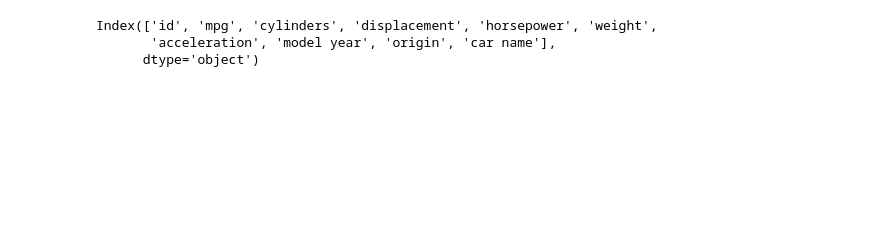
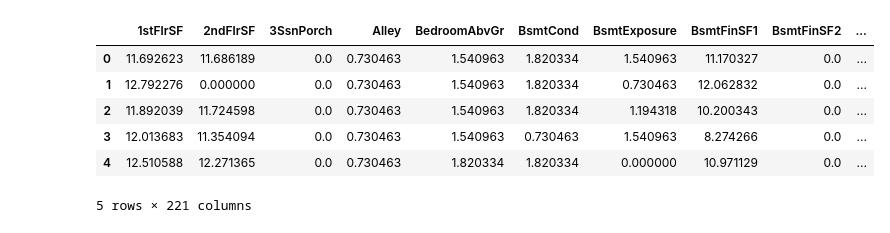
Before and after one commit to TakeruEndo/kaggle_pipeline, a Jupyter notebook: notebooks/model_draft/NN.ipynb, the cells around one changed output. Drawn from its saved outputs; the diff is of its cells as text; code cells hidden in the pictures; blank space fills up the shorter version.

```diff
--- a/notebooks/model_draft/NN.ipynb
+++ b/notebooks/model_draft/NN.ipynb
@@ -2,11 +2,15 @@
 import pandas as pd
 import numpy as np
 # %%
-train = pd.read_csv("../../data/raw/train.csv")
-test = pd.read_csv("../../data/raw/test.csv")
+train = pd.read_csv("../../data/raw/train_2.csv")
+test = pd.read_csv("../../data/raw/test_2.csv")
 # %%
-train.columns
+train.head()
 # %% [output]
+|  | 1stFlrSF | 2ndFlrSF | 3SsnPorch | Alley | BedroomAbvGr | BsmtCond | BsmtExposure | BsmtFinSF1 | BsmtFinSF2 | ... |
+| 0 | 11.692623 | 11.686189 | 0.0 | 0.730463 | 1.540963 | 1.820334 | 1.540963 | 11.170327 | 0.0 | ... |
+| 1 | 12.792276 | 0.000000 | 0.0 | 0.730463 | 1.540963 | 1.820334 | 0.730463 | 12.062832 | 0.0 | ... |
+| 2 | 11.892039 | 11.724598 | 0.0 | 0.730463 | 1.540963 | 1.820334 | 1.194318 | 10.200343 | 0.0 | ... |
+| 3 | 12.013683 | 11.354094 | 0.0 | 0.730463 | 1.540963 | 0.730463 | 1.540963 | 8.274266 | 0.0 | ... |
+| 4 | 12.510588 | 12.271365 | 0.0 | 0.730463 | 1.820334 | 1.820334 | 0.000000 | 10.971129 | 0.0 | ... |
-Index(['id', 'mpg', 'cylinders', 'displacement', 'horsepower', 'weight',
-       'acceleration', 'model year', 'origin', 'car name'],
-      dtype='object')
+5 rows × 221 columns
```
Also changed, not shown: parts of 7 cells of this notebook, 10 other files.
